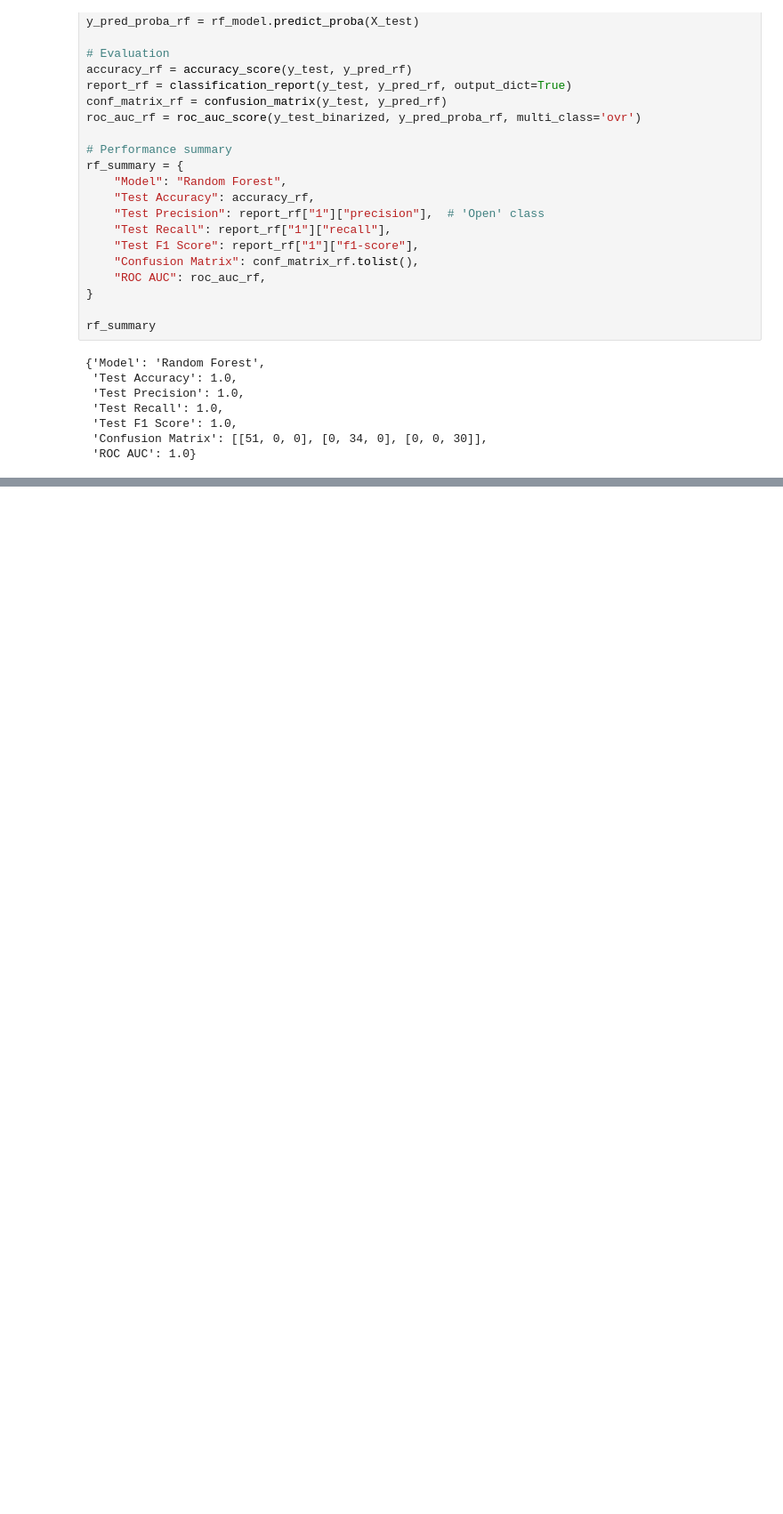
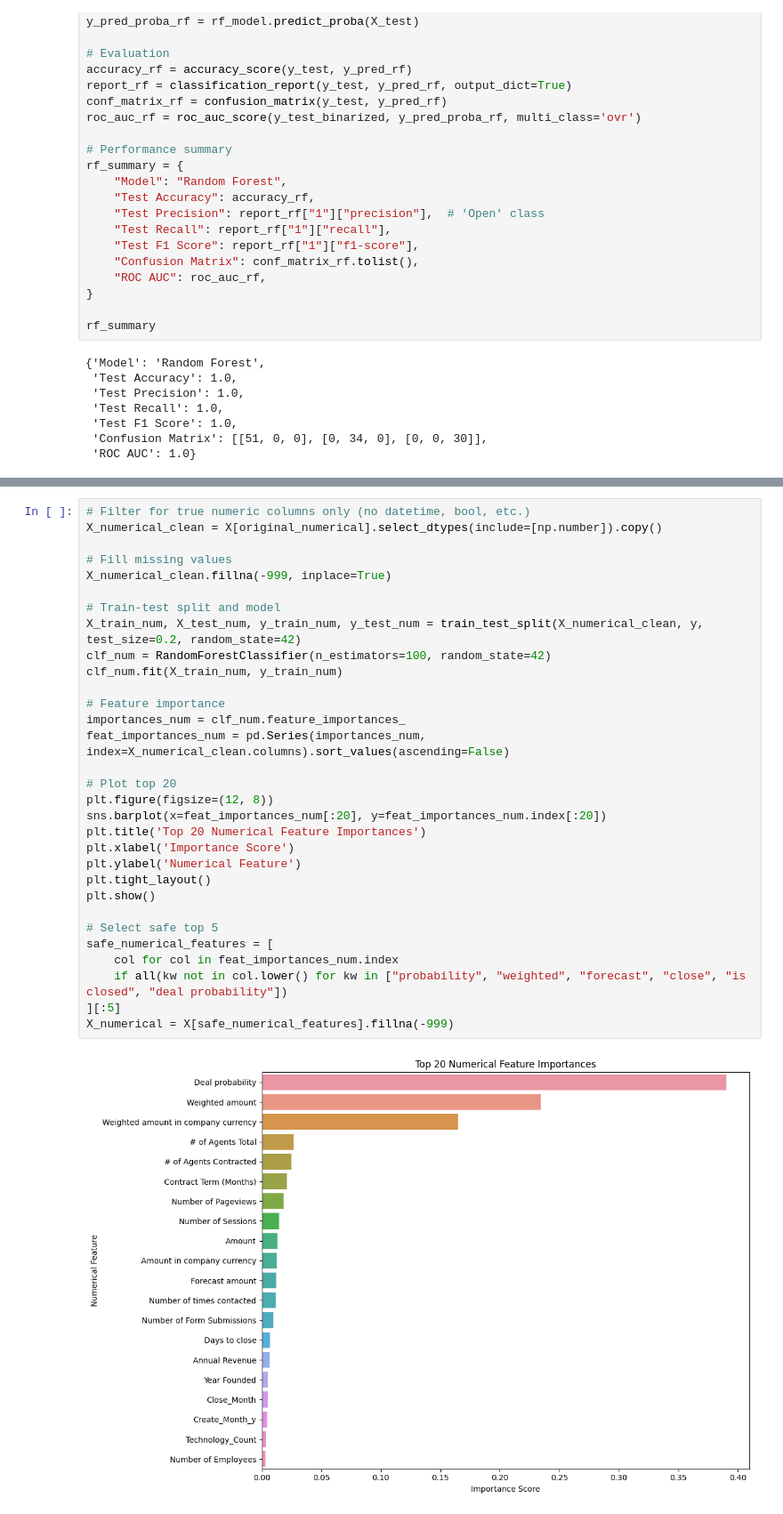
Before and after one commit to rroshann/ML_midterm_project, a Jupyter notebook: notebooks/Roshan/modeling.ipynb, the cells around one changed output, grey strips where cells are left out. Shown at 89% size. Saved outputs shown, nothing was run; the diff lists cells and outputs as text; blank space fills up the shorter version.

```diff
--- a/notebooks/Roshan/modeling.ipynb
+++ b/notebooks/Roshan/modeling.ipynb
@@ -1570,0 +1739,33 @@ rf_summary
+# %%
+# Filter for true numeric columns only (no datetime, bool, etc.)
+X_numerical_clean = X[original_numerical].select_dtypes(include=[np.number]).copy()
+
+# Fill missing values
+X_numerical_clean.fillna(-999, inplace=True)
+
+# Train-test split and model
+X_train_num, X_test_num, y_train_num, y_test_num = train_test_split(X_numerical_clean, y, test_size=0.2, random_state=42)
+clf_num = RandomForestClassifier(n_estimators=100, random_state=42)
+clf_num.fit(X_train_num, y_train_num)
+
+# Feature importance
+importances_num = clf_num.feature_importances_
+feat_importances_num = pd.Series(importances_num, index=X_numerical_clean.columns).sort_values(ascending=False)
+
+# Plot top 20
+plt.figure(figsize=(12, 8))
+sns.barplot(x=feat_importances_num[:20], y=feat_importances_num.index[:20])
+plt.title('Top 20 Numerical Feature Importances')
+plt.xlabel('Importance Score')
+plt.ylabel('Numerical Feature')
+plt.tight_layout()
+plt.show()
+
+# Select safe top 5
+safe_numerical_features = [
+    col for col in feat_importances_num.index
+    if all(kw not in col.lower() for kw in ["probability", "weighted", "forecast", "close", "is closed", "deal probability"])
+][:5]
+X_numerical = X[safe_numerical_features].fillna(-999)
+# %% [output]
+[figure, added]
```
Also changed, not shown: parts of 36 cells of this notebook.
